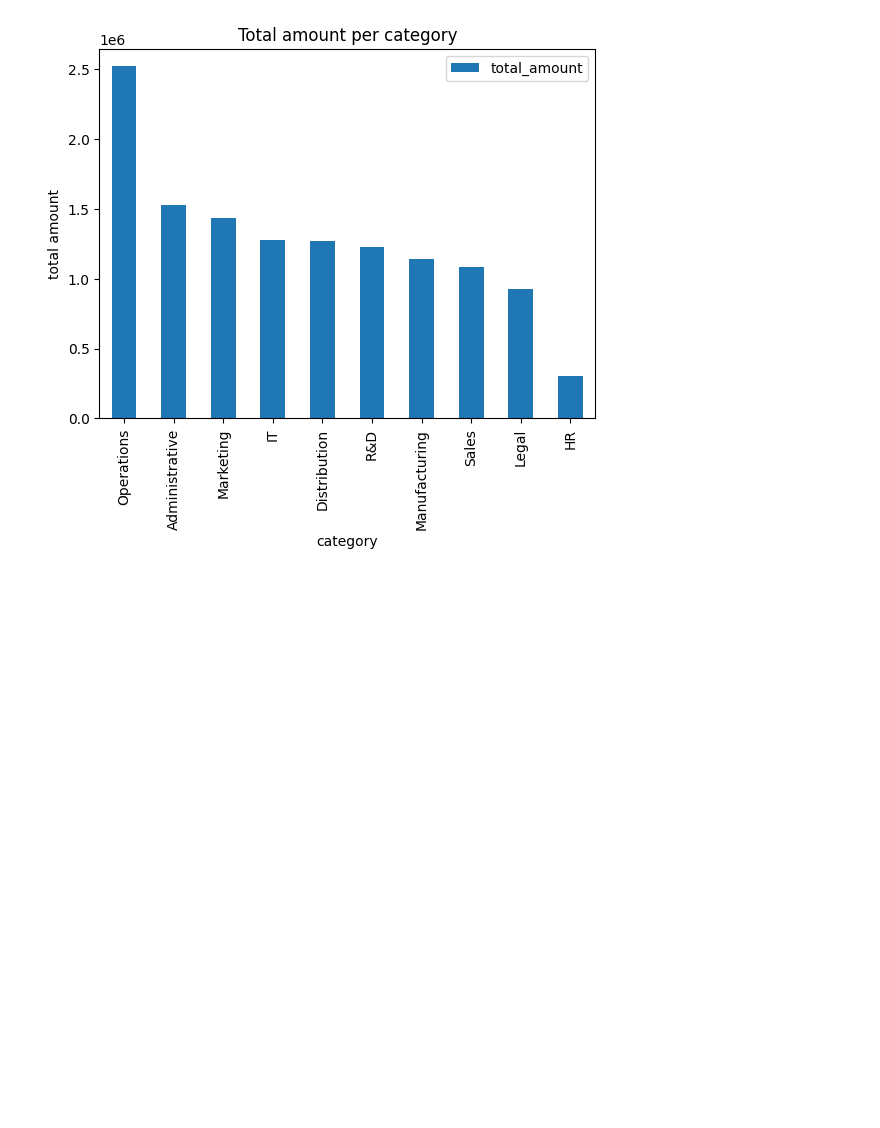
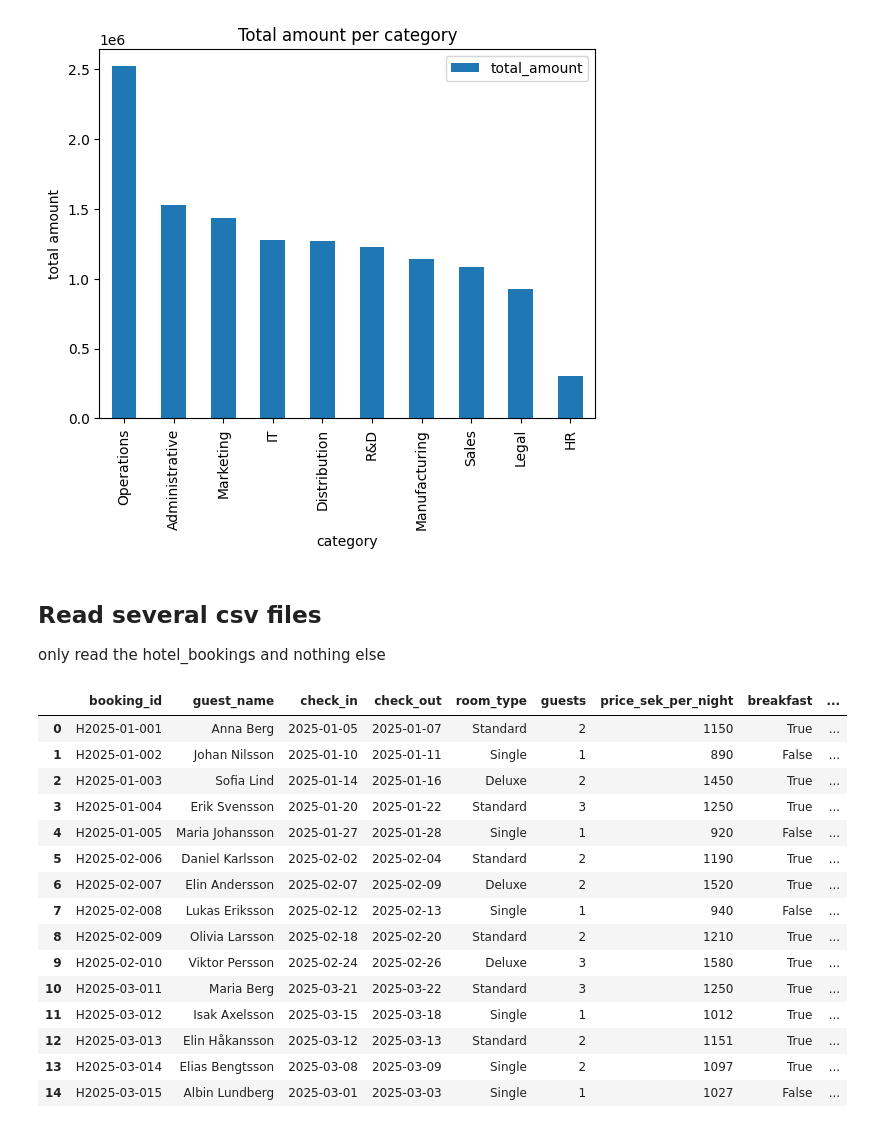
Before and after one commit to kokchun/duckdb_analytics_kokchun_giang_mlops25, a Jupyter notebook: code_alongs/17_python_duckdb/connect_duckdb.ipynb, the cells around one changed output. Drawn from its saved outputs; the diff is of its cells as text; code cells hidden in the pictures; blank space fills up the shorter version.

Commit message:
read many csv files at once

```diff
--- a/code_alongs/17_python_duckdb/connect_duckdb.ipynb
+++ b/code_alongs/17_python_duckdb/connect_duckdb.ipynb
@@ -129,3 +129,26 @@ df_category_amount.plot(
 # %% [output]
 <Axes: title={'center': 'Total amount per category'}, xlabel='category', ylabel='total amount'>
 [figure]
+# %% [markdown]
+## Read several csv files
+
+only read the hotel_bookings and nothing else
+# %%
+duckdb.sql("FROM 'data/hotel_bookings*.csv'").df()
+# %% [output]
+|  | booking_id | guest_name | check_in | check_out | room_type | guests | price_sek_per_night | breakfast | ... |
+| 0 | H2025-01-001 | Anna Berg | 2025-01-05 | 2025-01-07 | Standard | 2 | 1150 | True | ... |
+| 1 | H2025-01-002 | Johan Nilsson | 2025-01-10 | 2025-01-11 | Single | 1 | 890 | False | ... |
+| 2 | H2025-01-003 | Sofia Lind | 2025-01-14 | 2025-01-16 | Deluxe | 2 | 1450 | True | ... |
+| 3 | H2025-01-004 | Erik Svensson | 2025-01-20 | 2025-01-22 | Standard | 3 | 1250 | True | ... |
+| 4 | H2025-01-005 | Maria Johansson | 2025-01-27 | 2025-01-28 | Single | 1 | 920 | False | ... |
+| 5 | H2025-02-006 | Daniel Karlsson | 2025-02-02 | 2025-02-04 | Standard | 2 | 1190 | True | ... |
+| 6 | H2025-02-007 | Elin Andersson | 2025-02-07 | 2025-02-09 | Deluxe | 2 | 1520 | True | ... |
+| 7 | H2025-02-008 | Lukas Eriksson | 2025-02-12 | 2025-02-13 | Single | 1 | 940 | False | ... |
+| 8 | H2025-02-009 | Olivia Larsson | 2025-02-18 | 2025-02-20 | Standard | 2 | 1210 | True | ... |
+| 9 | H2025-02-010 | Viktor Persson | 2025-02-24 | 2025-02-26 | Deluxe | 3 | 1580 | True | ... |
+| 10 | H2025-03-011 | Maria Berg | 2025-03-21 | 2025-03-22 | Standard | 3 | 1250 | True | ... |
+| 11 | H2025-03-012 | Isak Axelsson | 2025-03-15 | 2025-03-18 | Single | 1 | 1012 | True | ... |
+| 12 | H2025-03-013 | Elin Håkansson | 2025-03-12 | 2025-03-13 | Standard | 2 | 1151 | True | ... |
+| 13 | H2025-03-014 | Elias Bengtsson | 2025-03-08 | 2025-03-09 | Single | 2 | 1097 | True | ... |
+| 14 | H2025-03-015 | Albin Lundberg | 2025-03-01 | 2025-03-03 | Single | 1 | 1027 | False | ... |
```
